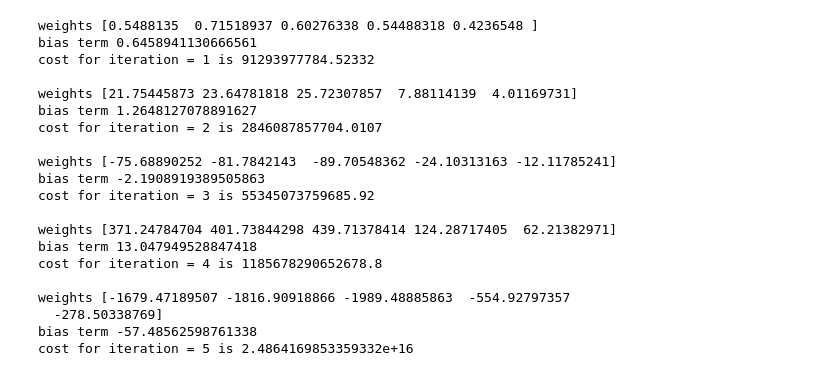
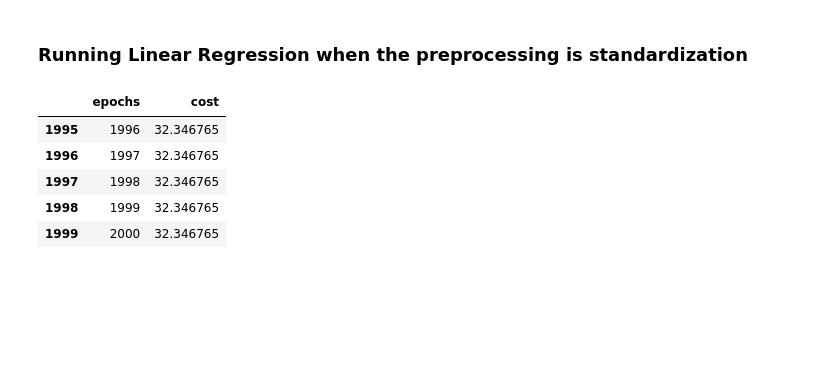
Before and after one commit to hassanmoid/FromScratch, a Jupyter notebook: linear_regression/scratch_lin_reg.ipynb, the cells around one changed output. Cells and saved outputs as stored; diff of their text form; code cells hidden in the pictures; blank space fills up the shorter version.

```diff
--- a/linear_regression/scratch_lin_reg.ipynb
+++ b/linear_regression/scratch_lin_reg.ipynb
@@ -116,41 +171,33 @@ def backward_propagation(pred_y, dev_x, dev_y, weights, bias_term, learning_rate
+# %% [markdown]
+### Running Linear Regression when the preprocessing is standardization
 # %%
-#initializing weights for all the columns in dev data and bias
-np.random.seed(0)
-rows, columns = x_dev.shape
+np.random.seed(42)
+num_iterations = 2000
+learning_rate = 0.01
+
+rows, columns = standardize_x_dev.shape
 weights = np.random.rand(columns)
 bias_term = np.random.rand()
+lr = MultipleLinearRegression(learning_rate, num_iterations, standardize_x_dev, y_dev)
+
+cost_list = []
+for i in range(num_iterations):
+    y_pred = lr.forward_propagation(weights, bias_term)
+    #print(y_pred[0:5])
+    cost = lr.compute_cost(y_dev, y_pred)
+    cost_list.append(cost)
+    #print(f"cost for iteration={i+1} is {cost}")
+    weights, bias_term = lr.backward_propagation(y_pred, standardize_x_dev, y_dev, weights, bias_term)
 
 
-
-for i in range(5):
-    y_pred = forward_propagation(x_dev, weights, bias_term)
-
-    cost = compute_cost(y_dev, y_pred)
-    print(f"weights {weights}")
-    print(f"bias term {bias_term}")
-    print(f"cost for iteration = {i+1} is {cost}")
-
-    weights, bias_term = backward_propagation(y_pred, x_dev, y_dev, weights, bias_term, 0.001)
-
-    print()
+df_cost = pd.DataFrame(data=cost_list, columns=["cost"]).reset_index()
+df_cost.columns = ["epochs", "cost"]
+df_cost["epochs"] = df_cost["epochs"] + 1
+df_cost.tail()
 # %% [output]
-weights [0.5488135  0.71518937 0.60276338 0.54488318 0.4236548 ]
-bias term 0.6458941130666561
-cost for iteration = 1 is 91293977784.52332
-
-weights [21.75445873 23.64781818 25.72307857  7.88114139  4.01169731]
-bias term 1.2648127078891627
-cost for iteration = 2 is 2846087857704.0107
-
-weights [-75.68890252 -81.7842143  -89.70548362 -24.10313163 -12.11785241]
-bias term -2.1908919389505863
-cost for iteration = 3 is 55345073759685.92
-
-weights [371.24784704 401.73844298 439.71378414 124.28717405  62.21382971]
-bias term 13.047949528847418
-cost for iteration = 4 is 1185678290652678.8
-
-weights [-1679.47189507 -1816.90918866 -1989.48885863  -554.92797357
-  -278.50338769]
-bias term -57.48562598761338
-cost for iteration = 5 is 2.4864169853359332e+16
+|  | epochs | cost |
+| 1995 | 1996 | 32.346765 |
+| 1996 | 1997 | 32.346765 |
+| 1997 | 1998 | 32.346765 |
+| 1998 | 1999 | 32.346765 |
+| 1999 | 2000 | 32.346765 |
```
Also changed, not shown: parts of 21 cells of this notebook.
